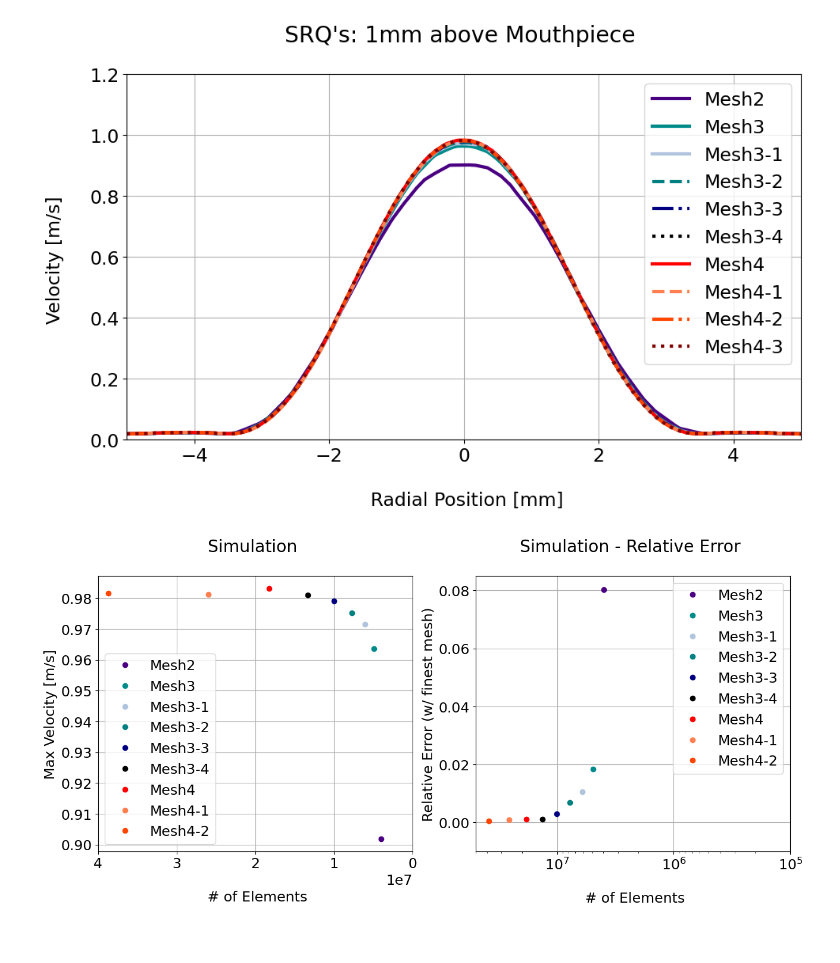
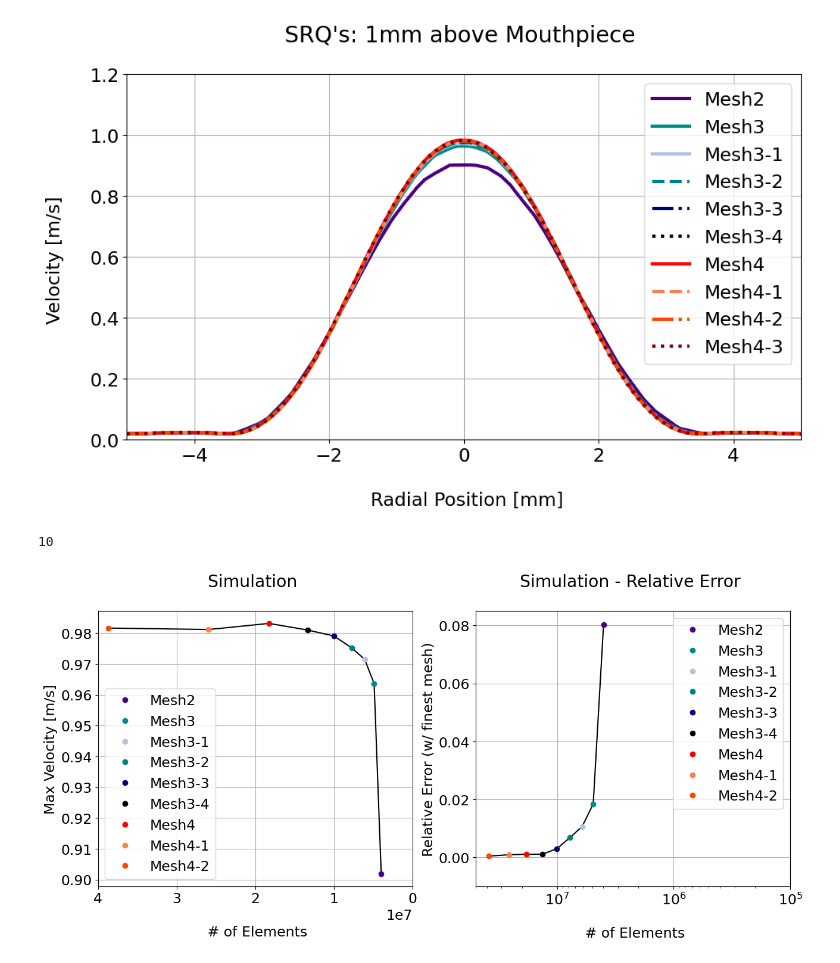
Before and after one commit to plinarodriguez/repro-edds, a Jupyter notebook: afm/verification/Verification.ipynb, the cells around one changed output. Drawn from its saved outputs; the diff is of its cells as text; code cells hidden in the pictures.

```diff
--- a/afm/verification/Verification.ipynb
+++ b/afm/verification/Verification.ipynb
@@ -109,0 +85,34 @@ array([-0.05544104646666659, 0.006485139633333414, 0.014324044533333469,
+# %%
+# Geometry Volume
+edds_volume = 3911.381 # mm
+# Simulation Results Data
+df_meshrefinement_1mm = pd.read_csv("data/meshrefinement/dataset_refinement1mm.csv")
+df_meshrefinement_1mm_trans = df_meshrefinement_1mm.transpose()
+y1mm = np.array(df_meshrefinement_1mm_trans[10][0:])
+maxmeshrefinement1mm = np.array([np.max(df_meshrefinement_1mm_trans[0][1:]),np.max(df_meshrefinement_1mm_trans[1][1:]),np.max(df_meshrefinement_1mm_trans[2][1:]),np.max(df_meshrefinement_1mm_trans[3][1:]),np.max(df_meshrefinement_1mm_trans[4][1:]),np.max(df_meshrefinement_1mm_trans[5][1:]),np.max(df_meshrefinement_1mm_trans[6][1:]),np.max(df_meshrefinement_1mm_trans[7][1:]),np.max(df_meshrefinement_1mm_trans[8][1:]),np.max(df_meshrefinement_1mm_trans[9][1:])])
+maxmeshrefinement1mmERR= np.array([np.abs(np.max(df_meshrefinement_1mm_trans[0][1:])-np.max(df_meshrefinement_1mm_trans[9][1:])),np.abs(np.max(df_meshrefinement_1mm_trans[1][1:])-np.max(df_meshrefinement_1mm_trans[9][1:])),np.abs(np.max(df_meshrefinement_1mm_trans[2][1:])-np.max(df_meshrefinement_1mm_trans[9][1:])),np.abs(np.max(df_meshrefinement_1mm_trans[3][1:])-np.max(df_meshrefinement_1mm_trans[9][1:])),np.abs(np.max(df_meshrefinement_1mm_trans[4][1:])-np.max(df_meshrefinement_1mm_trans[9][1:])),np.abs(np.max(df_meshrefinement_1mm_trans[5][1:])-np.max(df_meshrefinement_1mm_trans[9][1:])),np.abs(np.max(df_meshrefinement_1mm_trans[6][1:])-np.max(df_meshrefinement_1mm_trans[9][1:])),np.abs(np.max(df_meshrefinement_1mm_trans[7][1:])-np.max(df_meshrefinement_1mm_trans[9][1:])),np.abs(np.max(df_meshrefinement_1mm_trans[8][1:])-np.max(df_meshrefinement_1mm_trans[9][1:])),np.abs(np.max(df_meshrefinement_1mm_trans[9][1:])-np.max(df_meshrefinement_1mm_trans[9][1:]))])
+# Total Mesh Elements
+mesh1,mesh2,mesh3,mesh4_3 = totalelements[0],totalelements[1],totalelements[6],totalelements[9]
+####### Choose one of the Mesh combos
+#------------
+# # For Mesh1,Mesh2,Mesh3
+# h3 = edds_volume/mesh1
+# h2 = edds_volume/mesh2
+# h1 = edds_volume/mesh3
+# srq3 = maxmeshrefinement1mm[0] # Mesh1
+# srq2 = maxmeshrefinement1mm[1] # Mesh2
+# srq1 = maxmeshrefinement1mm[6] # Mesh3
+#------------
+# For Mesh2,Mesh3,Mesh4_3
+h3 = edds_volume/mesh2
+h2 = edds_volume/mesh3
+h1 = edds_volume/mesh4_3
+srq3 = maxmeshrefinement1mm[1] # Mesh2
+srq2 = maxmeshrefinement1mm[6] # Mesh3
+srq1 = maxmeshrefinement1mm[9] # Mesh4_3
+#------------
+r21 = h2/h1
+r32 = h3/h2
+e32 = srq3 - srq2
+e21 = srq2 - srq1
+s = np.sign(e32/e21)
@@ -359,40 +318,46 @@ plt.savefig('figures/simulation_meshes_diameter.png', dpi=300)
 # %% [output]
 [figure]
+# %%
+len(maxmeshrefinement1mm)
+# %% [output]
+10
 # %%
 plt.figure(figsize=(15,6))
 plt.subplot(1, 2, 1)
 plt.xlabel('\n # of Elements')
 plt.ylabel('Max Velocity [m/s]')
 plt.title('Simulation \n')
+plt.plot(totalelements[1:],maxmeshrefinement1mm[0:9],color='black')
 plt.plot(totalelements[1],maxmeshrefinement1mm[0],'o',color='indigo', label='Mesh2',linewidth=3)
 plt.plot(totalelements[2],maxmeshrefinement1mm[1],'o',color='darkcyan', label='Mesh3',linewidth=3)
 plt.plot(totalelements[3],maxmeshrefinement1mm[2],'o',color='lightsteelblue', label='Mesh3-1',linewidth=3)
 plt.plot(totalelements[4],maxmeshrefinement1mm[3],'o',color='teal', label='Mesh3-2',linewidth=3)
 plt.plot(totalelements[5],maxmeshrefinement1mm[4],'o',color='navy', label='Mesh3-3',linewidth=3)
 plt.plot(totalelements[6],maxmeshrefinement1mm[5],'o',color='black', label='Mesh3-4',linewidth=3)
 plt.plot(totalelements[7],maxmeshrefinement1mm[6],'o', color='red', label='Mesh4',linewidth=3)
 plt.plot(totalelements[8],maxmeshrefinement1mm[7],'o', color='coral', label='Mesh4-1',linewidth=3)
 plt.plot(totalelements[9],maxmeshrefinement1mm[8],'o', color='orangered', label='Mesh4-2',linewidth=3)
 plt.xlim(4e7, 0)
 plt.legend()
 plt.grid()
 plt.subplot(1, 2, 2)
 plt.xlabel('\n # of Elements')
 plt.ylabel('Relative Error (w/ finest mesh)')
 plt.title('Simulation - Relative Error \n')
+plt.plot(totalelements[1:],maxmeshrefinement1mmERR[0:9],color='black')
 plt.semilogx(totalelements[1],maxmeshrefinement1mmERR[0],'o',color='indigo', label='Mesh2',linewidth=3)
 plt.semilogx(totalelements[2],maxmeshrefinement1mmERR[1],'o',color='darkcyan', label='Mesh3',linewidth=3)
 plt.semilogx(totalelements[3],maxmeshrefinement1mmERR[2],'o',color='lightsteelblue', label='Mesh3-1',linewidth=3)
 plt.semilogx(totalelements[4],maxmeshrefinement1mmERR[3],'o',color='teal', label='Mesh3-2',linewidth=3)
 plt.semilogx(totalelements[5],maxmeshrefinement1mmERR[4],'o',color='navy', label='Mesh3-3',linewidth=3)
 plt.semilogx(totalelements[6],maxmeshrefinement1mmERR[5],'o',color='black', label='Mesh3-4',linewidth=3)
 plt.semilogx(totalelements[7],maxmeshrefinement1mmERR[6],'o', color='red', label='Mesh4',linewidth=3)
 plt.semilogx(totalelements[8],maxmeshrefinement1mmERR[7],'o', color='coral', label='Mesh4-1',linewidth=3)
 plt.semilogx(totalelements[9],maxmeshrefinement1mmERR[8],'o', color='orangered', label='Mesh4-2',linewidth=3)
 plt.xlim(5e7, 1e5)
 plt.ylim(-0.01, 0.085)
 plt.legend()
 plt.grid()
-plt.savefig('figures/simulation_meshes_refinement.png', dpi=300)
+# plt.savefig('figures/simulation_meshes_refinement.png', dpi=300)
 # %% [output]
-[figure, old version]
+[figure, new version]
```
Also changed, not shown: parts of 29 cells of this notebook.
